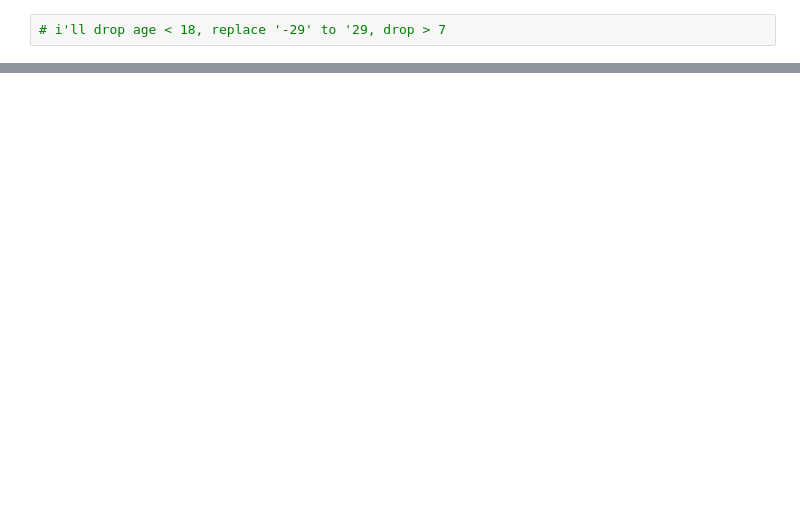
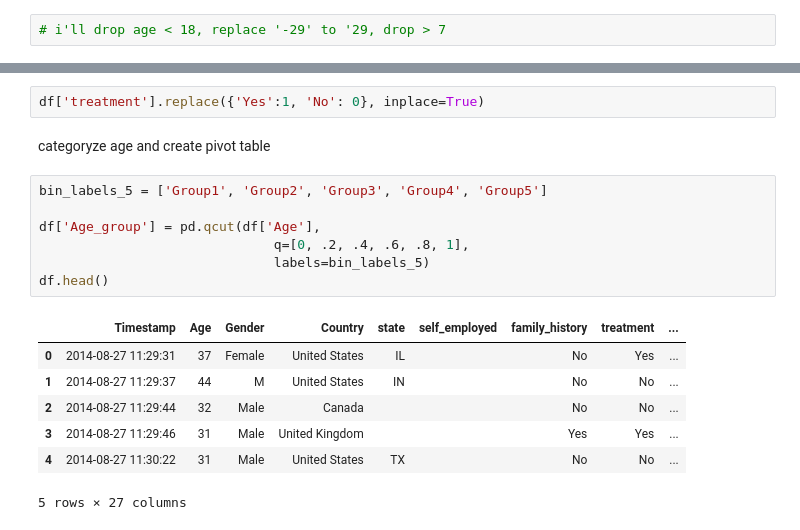
Before and after one commit to kvlrdhrs/DI-Bootcamp, a Jupyter notebook: Week4/Day5/Mini-project 1/ML.ipynb, the cells around one changed output, grey strips where cells are left out. Saved outputs shown, nothing was run; the diff lists cells and outputs as text; blank space fills up the shorter version.

```diff
--- a/Week4/Day5/Mini-project 1/ML.ipynb
+++ b/Week4/Day5/Mini-project 1/ML.ipynb
@@ -152,0 +226,19 @@ sorted(df['Age'].unique().tolist())
+# %%
+df['treatment'].replace({'Yes':1, 'No': 0}, inplace=True)
+# %% [markdown]
+categoryze age and create pivot table
+# %%
+bin_labels_5 = ['Group1', 'Group2', 'Group3', 'Group4', 'Group5']
+
+df['Age_group'] = pd.qcut(df['Age'],
+                              q=[0, .2, .4, .6, .8, 1],
+                              labels=bin_labels_5)
+df.head()
+# %% [output]
+|  | Timestamp | Age | Gender | Country | state | self_employed | family_history | treatment | ... |
+| 0 | 2014-08-27 11:29:31 | 37 | Female | United States | IL |  | No | Yes | ... |
+| 1 | 2014-08-27 11:29:37 | 44 | M | United States | IN |  | No | No | ... |
+| 2 | 2014-08-27 11:29:44 | 32 | Male | Canada |  |  | No | No | ... |
+| 3 | 2014-08-27 11:29:46 | 31 | Male | United Kingdom |  |  | Yes | Yes | ... |
+| 4 | 2014-08-27 11:30:22 | 31 | Male | United States | TX |  | No | No | ... |
+5 rows × 27 columns
```
Also changed, not shown: parts of 18 cells of this notebook.
